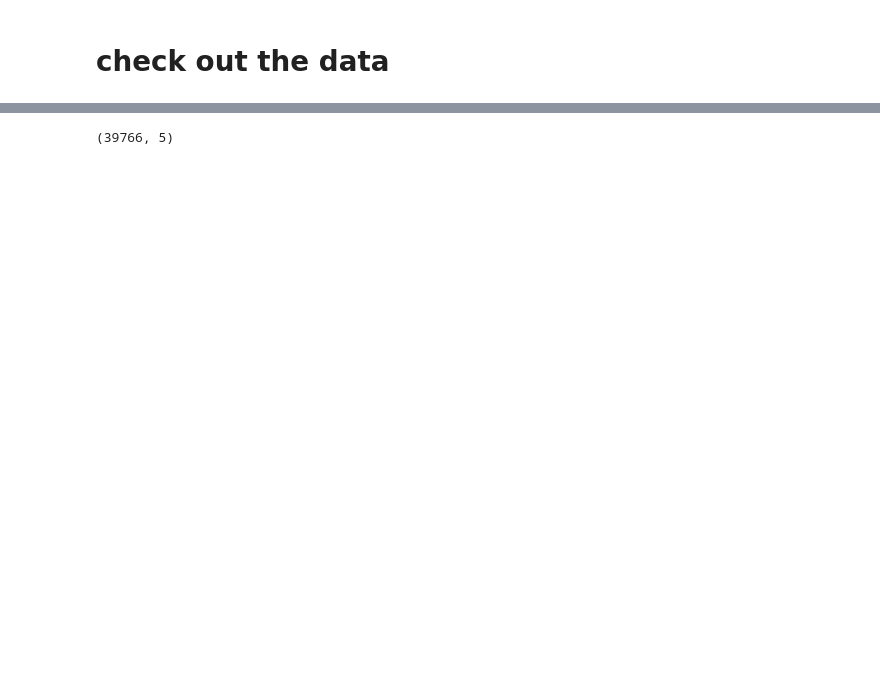
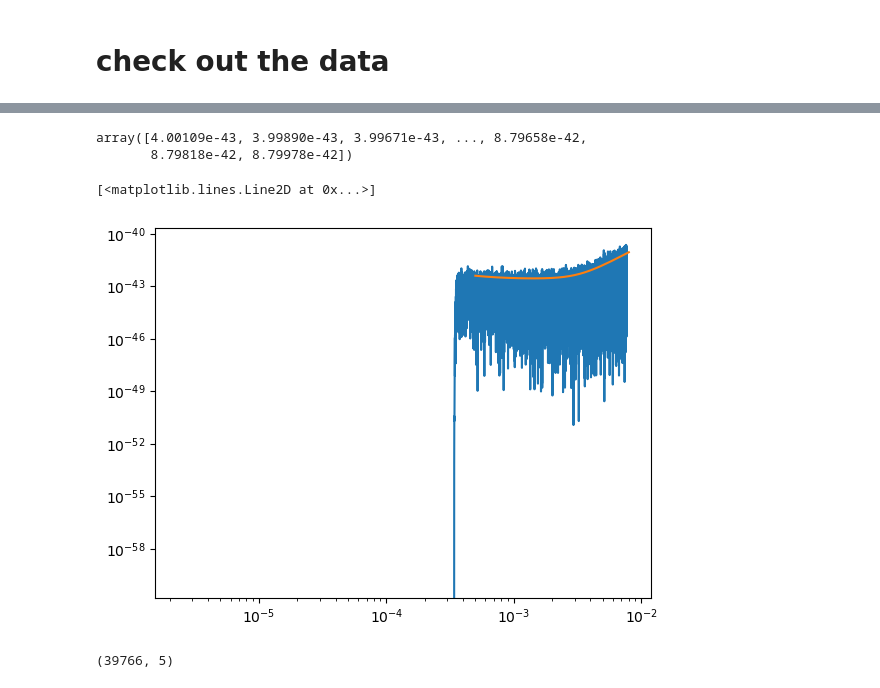
Before and after one commit to nsgs-analysis-center/glass, a Jupyter notebook: fft_wavelet_comparison.ipynb, the cells around one changed output, grey strips where cells are left out. Cells and saved outputs as stored; diff of their text form; code cells hidden in the pictures; blank space fills up the shorter version.

```diff
--- a/fft_wavelet_comparison.ipynb
+++ b/fft_wavelet_comparison.ipynb
@@ -16,7 +22,21 @@ foreground_noise_model.dat
 # %%
-scaleogram_data = np.loadtxt('data/scaleogram_data.dat')
-full_noise = np.loadtxt('data/full_noise_model.dat')
-dwt_data = np.loadtxt('data/dwt_data.dat')
+scaleogram_data = np.loadtxt('data-inst-wdm/scaleogram_data.dat')
+full_wdm_noise = np.loadtxt('data-inst-wdm/full_noise_model.dat')
+dwt_data = np.loadtxt('data-inst-wdm/dwt_data.dat')
+wdm_dft_data = np.loadtxt('data-inst-wdm/dft_data.dat')
+# %%
+power_data = np.loadtxt('data-inst-fft/full_noise_model.dat')
+# %%
+power_data[:,1]
+# %% [output]
+array([4.00109e-43, 3.99890e-43, 3.99671e-43, ..., 8.79658e-42,
+       8.79818e-42, 8.79978e-42])
+# %%
+plt.loglog(wdm_dft_data[:,0], np.abs(wdm_dft_data[:,1])**2)
+plt.loglog(power_data[:,0], power_data[:,1])
+# %% [output]
+[<matplotlib.lines.Line2D at 0x...>]
+[figure, added]
 # %%
 # cols are t, f, |X|^2, |Y|^2, |Z|^2
 # %%
```
Also changed, not shown: parts of 2 cells of this notebook, 5 other files.
